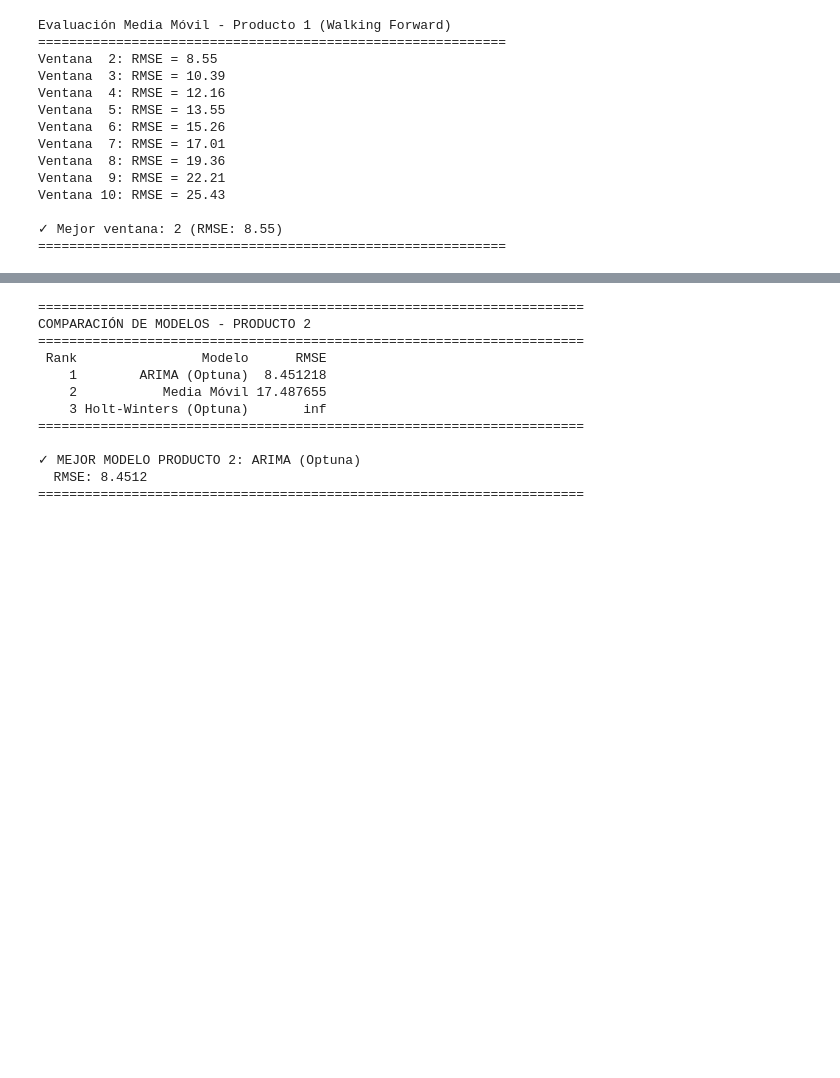
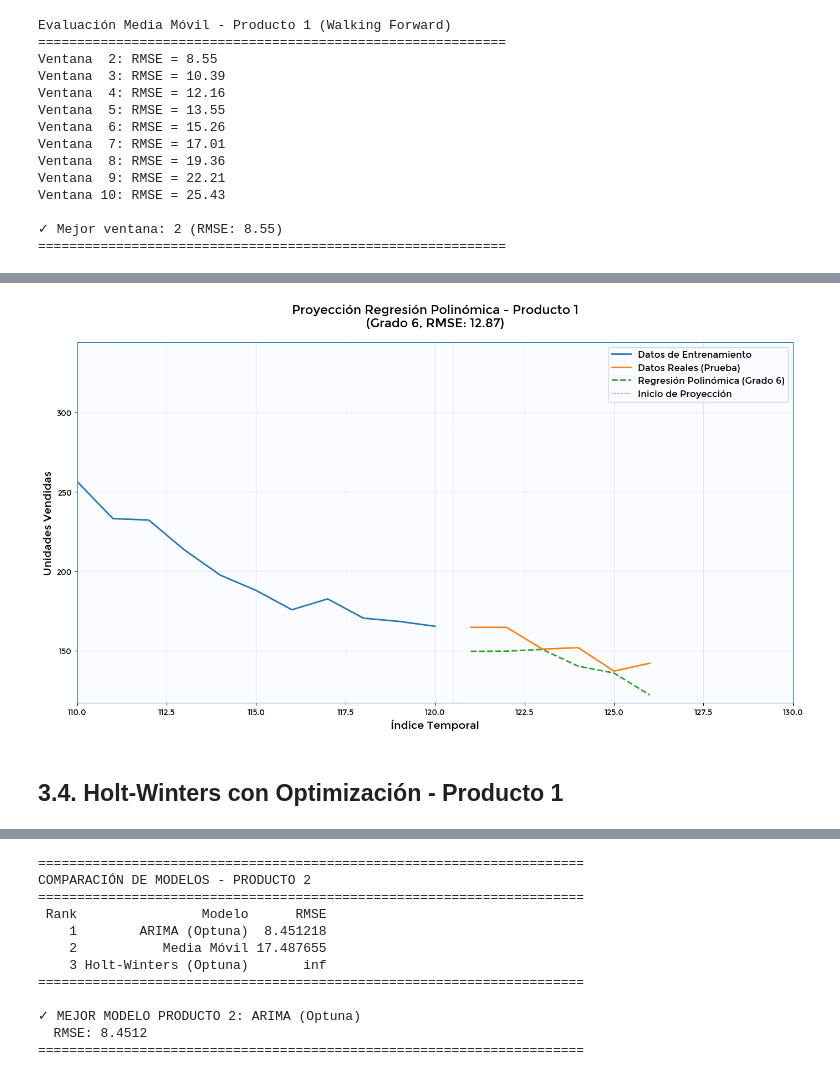
Before and after one commit to DarkLord0404/AAIII, a Jupyter notebook: Taller Final/TallerFinalV1.ipynb, the cells around one changed output, grey strips where cells are left out. Drawn from its saved outputs; the diff is of its cells as text; code cells hidden in the pictures; blank space fills up the shorter version.

```diff
--- a/Taller Final/TallerFinalV1.ipynb
+++ b/Taller Final/TallerFinalV1.ipynb
@@ -543,0 +653,41 @@ Esto puede tomar varios minutos...
+# %%
+# Gráfica de la proyección de regresión polinómica - Producto 1
+plt.figure(figsize=(14, 8))
+
+# Datos de entrenamiento
+plt.plot(train_to1.index, train_to1['producto1'],
+         label='Datos de Entrenamiento', color='#1F77B4', linewidth=2)
+
+# Datos reales de prueba
+plt.plot(test_t1.index, test_t1['producto1'],
+         label='Datos Reales (Prueba)', color='#FF7F0E', linewidth=2)
+
+# Predicciones de regresión polinómica (mejor grado)
+mejor_pred_poly = resultados_poly_p1[mejor_grado_p1]['predicciones']
+plt.plot(test_t1.index, mejor_pred_poly,
+         label=f'Regresión Polinómica (Grado {mejor_grado_p1})',
+         color='#2CA02C', linewidth=2, linestyle='--')
+
+# Línea vertical para separar entrenamiento de predicción
+plt.axvline(x=train_to1.index[-1] + 0.5, color='red', linestyle=':',
+            alpha=0.7, label='Inicio de Proyección')
+
+# Personalización
+plt.title(f'Proyección Regresión Polinómica - Producto 1\n(Grado {mejor_grado_p1}, RMSE: {rmse_mejor_poly_p1:.2f})',
+          fontsize=16, pad=20)
+plt.xlabel('Índice Temporal', fontsize=14)
+plt.ylabel('Unidades Vendidas', fontsize=14)
+plt.legend(fontsize=12)
+plt.grid(True, alpha=0.3)
+
+# Ajustar límites para mejor visualización
+plt.xlim(110, 130)
+plt.ylim(min(train_to1['producto1'].iloc[-20:].min(), test_t1['producto1'].min()) - 20,
+         max(train_to1['producto1'].iloc[-20:].max(), test_t1['producto1'].max()) + 20)
+
+plt.tight_layout()
+plt.show()
+# %% [output]
+[figure, added]
+# %% [markdown]
+## **3.4. Holt-Winters con Optimización - Producto 1**
```
Also changed, not shown: parts of 42 cells of this notebook, 7 other files.
